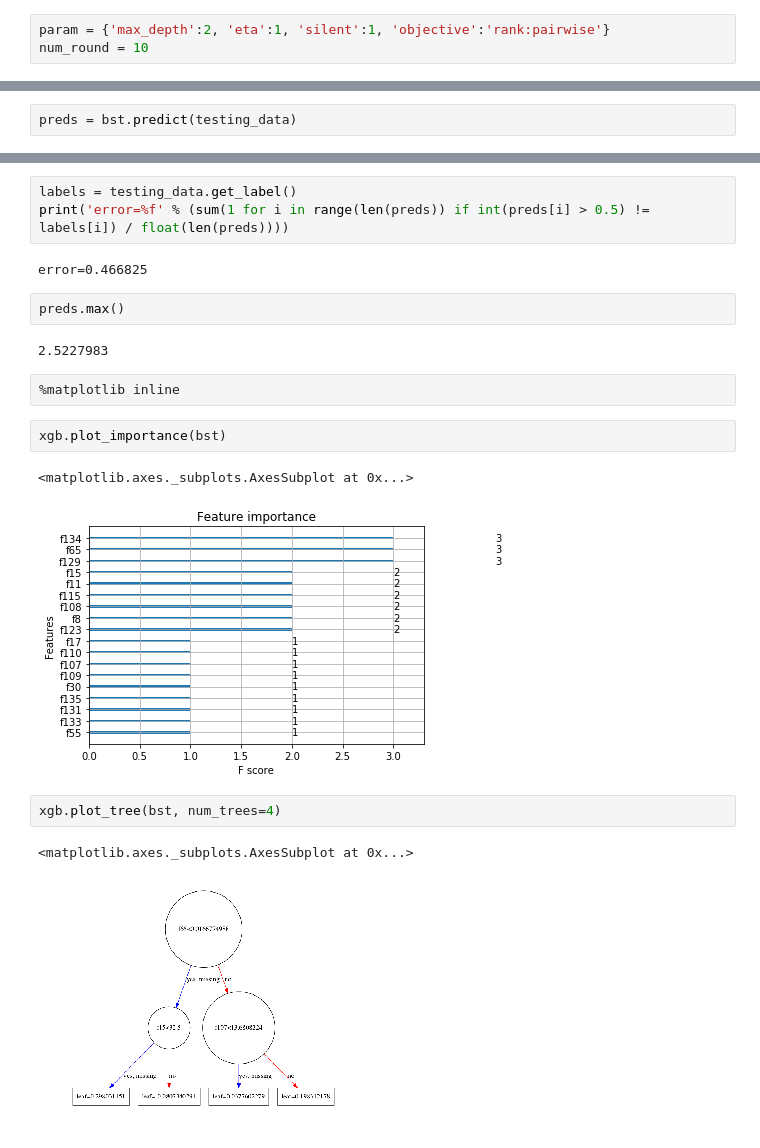
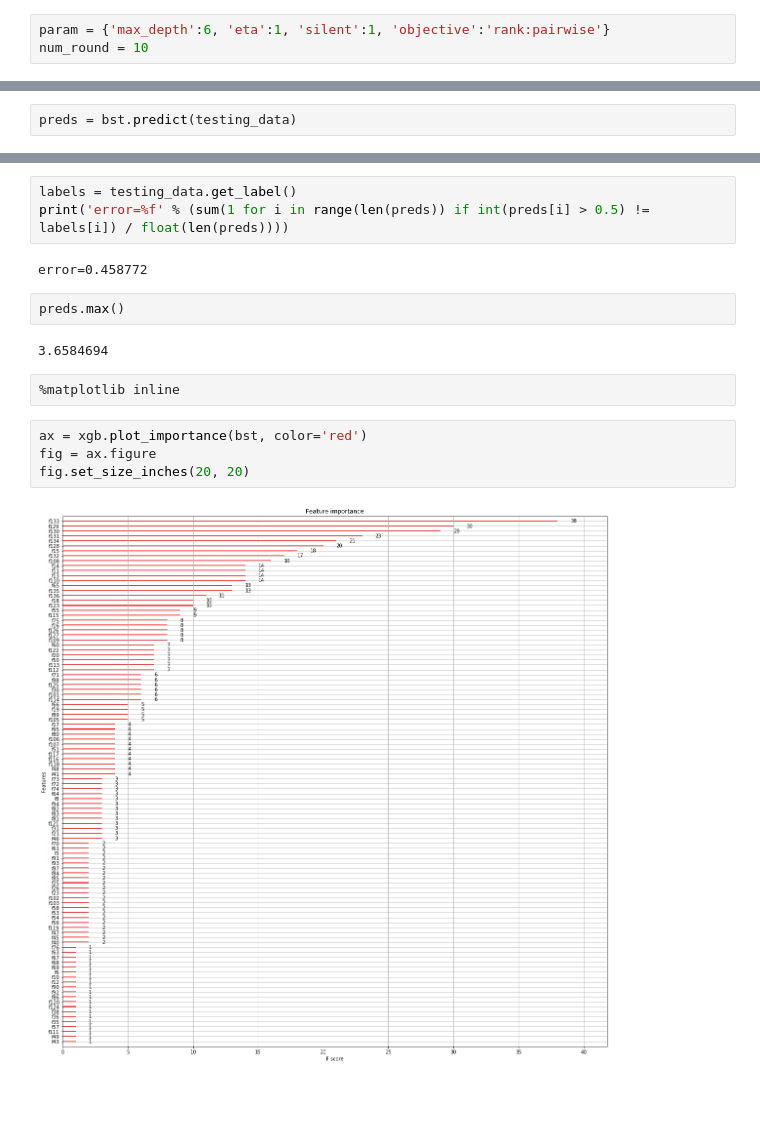
Before and after one commit to sophwats/XGBoost-lambdaMART, a Jupyter notebook: LambdaMART from XGBoost.ipynb, the cells around one changed output, grey strips where cells are left out. Cells and saved outputs as stored; diff of their text form; blank space fills up the shorter version.

Commit message:
Increased Readability of Plots

```diff
--- a/LambdaMART from XGBoost.ipynb
+++ b/LambdaMART from XGBoost.ipynb
@@ -15,7 +16,7 @@ training_data = xgb.DMatrix('../LearningToRank/MSLR-WEB10K/Fold1/train_dat.txt')
 # %% [markdown]
 Now want to set parameters to implement XGBoost
 # %%
-param = {'max_depth':2, 'eta':1, 'silent':1, 'objective':'rank:pairwise'}
+param = {'max_depth':6, 'eta':1, 'silent':1, 'objective':'rank:pairwise'}
 num_round = 10
 # %%
 
@@ -42,20 +43,16 @@ array([ 0.6950459 ,  0.24924228,  0.36773652, ...,  0.89219534,
 labels = testing_data.get_label()
 print('error=%f' % (sum(1 for i in range(len(preds)) if int(preds[i] > 0.5) != labels[i]) / float(len(preds))))
 # %% [output]
-error=0.466825
+error=0.458772
 # %%
 preds.max()
 # %% [output]
-2.5227983
+3.6584694
 # %%
 %matplotlib inline
-# %%
-xgb.plot_importance(bst)
-# %% [output]
-<matplotlib.axes._subplots.AxesSubplot at 0x...>
-[figure, removed]
-# %%
-xgb.plot_tree(bst, num_trees=4)
-# %% [output]
-<matplotlib.axes._subplots.AxesSubplot at 0x...>
-[figure, removed]
+# %%
+ax = xgb.plot_importance(bst, color='red')
+fig = ax.figure
+fig.set_size_inches(20, 20)
+# %% [output]
+[figure, added]
```
Also changed, not shown: parts of 5 cells of this notebook.
